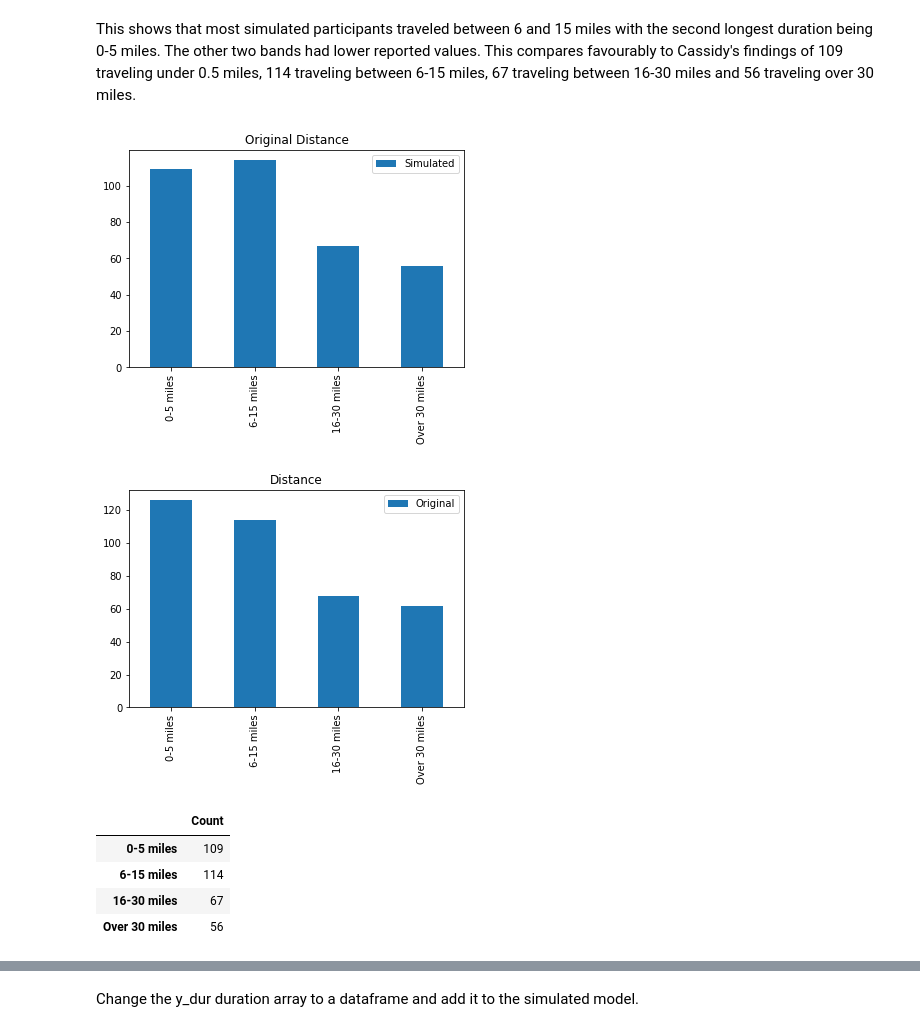
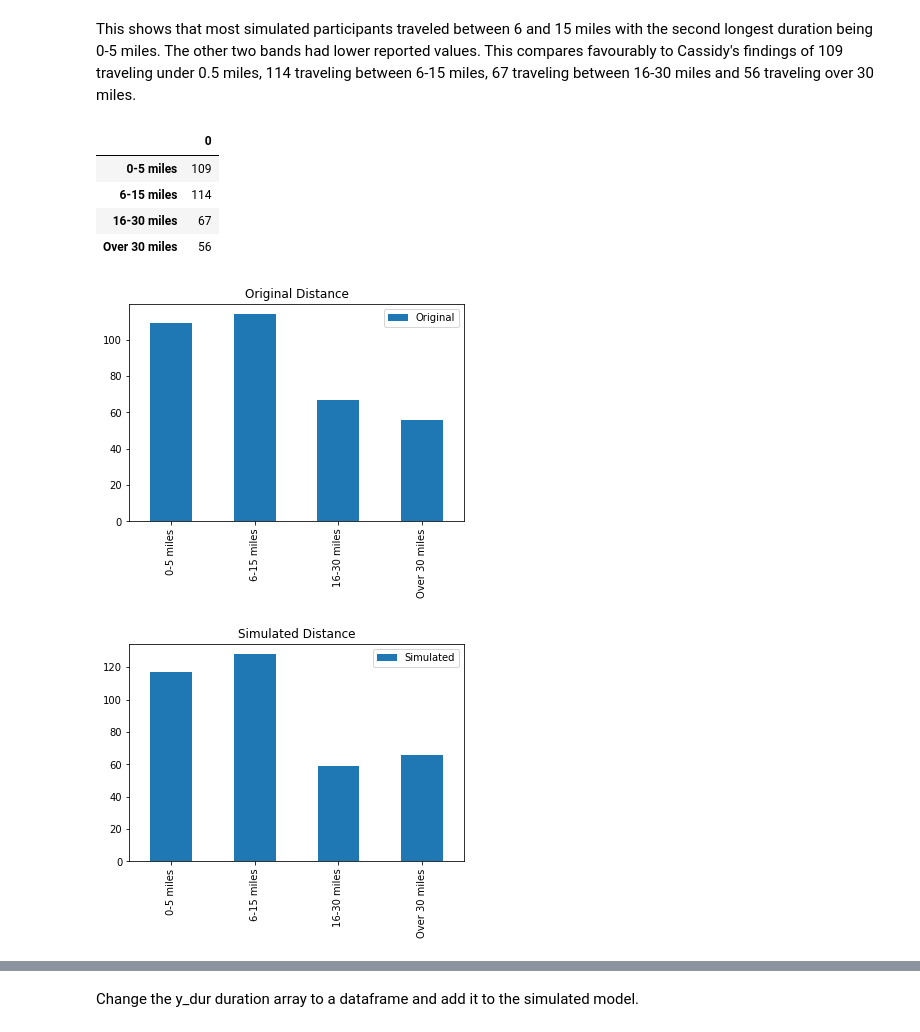
Before and after one commit to Osheah/commute-stress, a Jupyter notebook: commute-stress.ipynb, the cells around one changed output, grey strips where cells are left out. Cells and saved outputs as stored; diff of their text form; code cells hidden in the pictures.

```diff
--- a/commute-stress.ipynb
+++ b/commute-stress.ipynb
@@ -318,25 +323,28 @@ plt.show()
 # %% [markdown]
 This shows that most simulated participants traveled between 6 and 15 miles with the second longest duration being 0-5 miles. The other two bands had lower reported values. This compares favourably to Cassidy's findings of 109 traveling under 0.5 miles, 114 traveling between 6-15 miles, 67 traveling between 16-30 miles and 56 traveling over 30 miles.
+# %%
+# create Cassidy's Distance counts as a dataframe
+cass_dist = pd.DataFrame(np.array([[109, 114, 67, 56]]), columns=['0-5 miles', '6-15 miles',  '16-30 miles', 'Over 30 miles'])
+cass_dist = cass_dist.transpose()
+# check shape
+cass_dist.head()
+# %% [output]
+|  | 0 |
+| 0-5 miles | 109 |
+| 6-15 miles | 114 |
+| 16-30 miles | 67 |
+| Over 30 miles | 56 |
 # %%
-df_dist
-
-cass_dist = pd.DataFrame(np.array([[109, 114, 67, 56]]), columns=['0-5 miles', '6-15 miles',  '16-30 miles', 'Over 30 miles'])
-cass_dist = cass_dist.transpose()
-# check shape
-cass_dist.head()
+# set the order in which the plot displays the various bars for the original data
 cass_dist.reindex(['0-5 miles', '6-15 miles',  '16-30 miles', 'Over 30 miles']).plot(kind='bar', title='Original Distance')
-plt.legend(["Simulated"])
-df_dist.reindex(['0-5 miles', '6-15 miles',  '16-30 miles', 'Over 30 miles']).plot(kind='bar', title='Distance')
-plt.legend(["Original"]);
+plt.legend(["Original"])
+# set the order in which the plot displays the various bars for the simulated data
+df_dist.reindex(['0-5 miles', '6-15 miles',  '16-30 miles', 'Over 30 miles']).plot(kind='bar', title='Simulated Distance')
+plt.legend(["Simulated"]);
 plt.show()
 
-cass_dist.columns = ['Count']
-cass_dist
+
+# to do figure out how to display both histograms/bars side by side on the same plot
 # %% [output]
-[figure, old version]
+[figure, new version]
-[figure, old version]
+[figure, new version]
-|  | Count |
-| 0-5 miles | 109 |
-| 6-15 miles | 114 |
-| 16-30 miles | 67 |
-| Over 30 miles | 56 |
```
Also changed, not shown: parts of 147 cells of this notebook.
